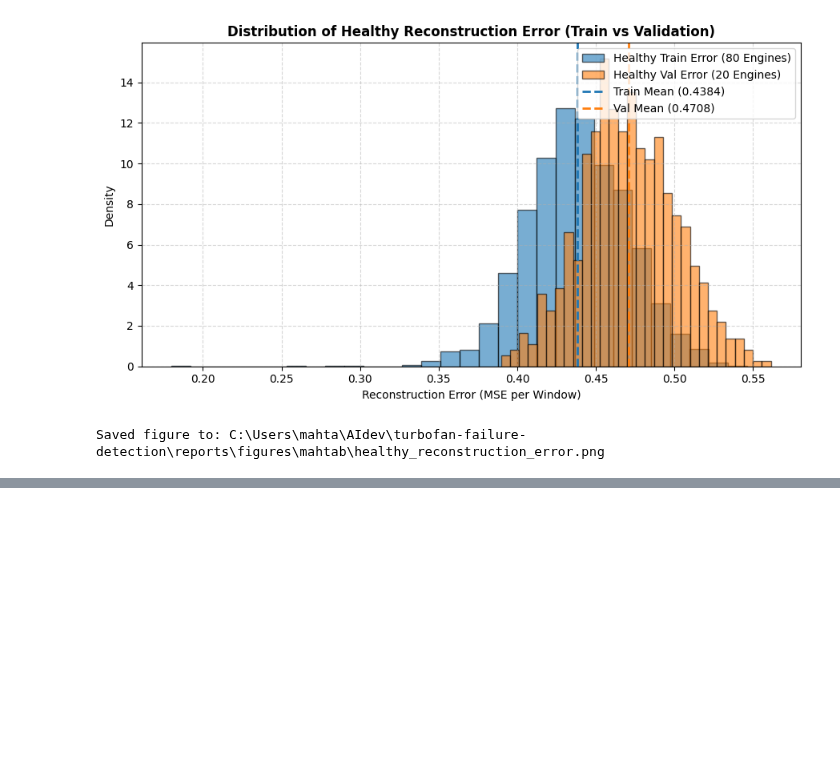
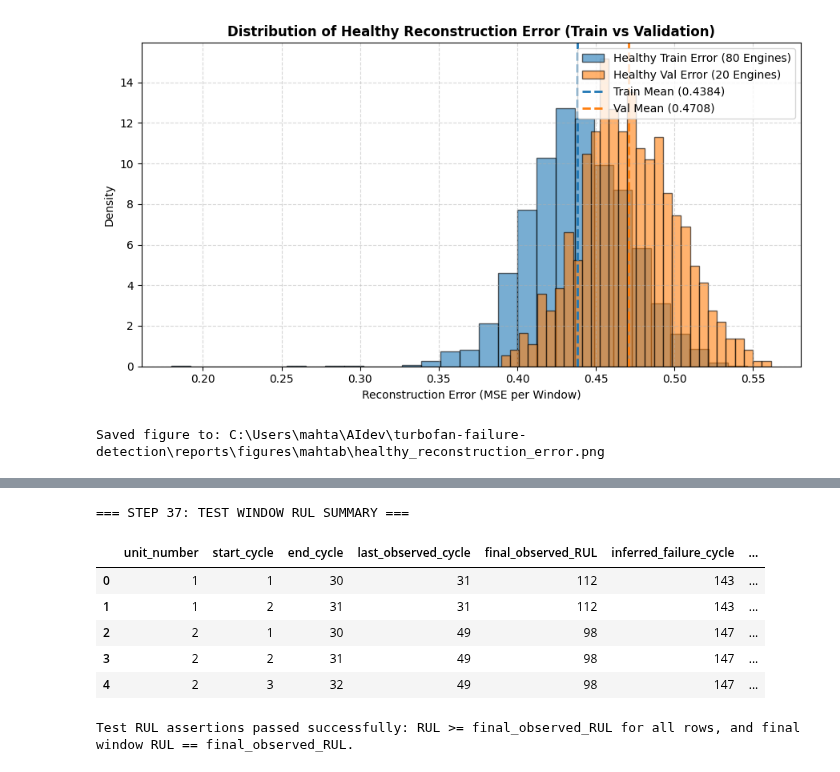
Before and after one commit to spirit-web/turbofan-failure-detection, a Jupyter notebook: notebooks/mahtab_autoencoder.ipynb, the cells around one changed output, grey strips where cells are left out. Cells and saved outputs as stored; diff of their text form; code cells hidden in the pictures; blank space fills up the shorter version.

```diff
--- a/notebooks/mahtab_autoencoder.ipynb
+++ b/notebooks/mahtab_autoencoder.ipynb
@@ -1496,0 +1625,20 @@ Below is a concise summary of the baseline Autoencoder model training and health
+# %%
+# Predict reconstructions for full test trajectories
+test_pred = baseline_dense_autoencoder.predict(X_test_ae, verbose=0)
+test_reconstruction_error = np.mean((X_test_ae - test_pred) ** 2, axis=1)
+
+# Attach results to metadata
+test_score_df = test_window_metadata.copy()
+test_score_df['reconstruction_error'] = test_reconstruction_error
+test_score_df['above_threshold'] = test_score_df['reconstruction_error'] > anomaly_threshold
+
+print("=== STEP 35: FULL TEST SCORING SUMMARY ===")
+display(test_score_df.head())
+
+n_test_above = test_score_df['above_threshold'].sum()
+pct_test_above = (n_test_above / len(test_score_df)) * 100
+
+print(f"Total Full Test Windows            : {len(test_score_df)}")
+print(f"Full Test Windows > Threshold      : {n_test_above} ({pct_test_above:.2f}%)")
+print(f"Full Test Reconstruction Mean      : {test_score_df['reconstruction_error'].mean():.6f}")
+print(f"Full Test Reconstruction Median    : {test_score_df['reconstruction_error'].median():.6f}")
@@ -1496,0 +1708,29 @@ Below is a concise summary of the baseline Autoencoder model training and health
+# %%
+# Extract last observed cycle per test engine
+test_last_observed = test_df.groupby('unit_number')['cycle'].max().to_dict()
+# Map ground-truth RUL from RUL_FD001 (1-indexed unit numbers)
+test_final_rul = {unit_id: rul_df.iloc[unit_id - 1]['RUL'] for unit_id in range(1, 101)}
+
+test_score_df['last_observed_cycle'] = test_score_df['unit_number'].map(test_last_observed)
+test_score_df['final_observed_RUL'] = test_score_df['unit_number'].map(test_final_rul)
+test_score_df['inferred_failure_cycle'] = test_score_df['last_observed_cycle'] + test_score_df['final_observed_RUL']
+test_score_df['RUL'] = test_score_df['inferred_failure_cycle'] - test_score_df['end_cycle']
+
+print("=== STEP 37: TEST WINDOW RUL SUMMARY ===")
+display(test_score_df[['unit_number', 'start_cycle', 'end_cycle', 'last_observed_cycle', 'final_observed_RUL', 'inferred_failure_cycle', 'RUL', 'reconstruction_error']].head())
+
+# Verification assertions
+assert (test_score_df['RUL'] >= test_score_df['final_observed_RUL']).all(), "Test RUL less than final_observed_RUL!"
+final_test_windows = test_score_df.groupby('unit_number').last()
+assert (final_test_windows['RUL'] == final_test_windows['final_observed_RUL']).all(), "Final test window RUL mismatch!"
+
+print("\nTest RUL assertions passed successfully: RUL >= final_observed_RUL for all rows, and final window RUL == final_observed_RUL.")
+# %% [output]
+=== STEP 37: TEST WINDOW RUL SUMMARY ===
+|  | unit_number | start_cycle | end_cycle | last_observed_cycle | final_observed_RUL | inferred_failure_cycle | ... |
+| 0 | 1 | 1 | 30 | 31 | 112 | 143 | ... |
+| 1 | 1 | 2 | 31 | 31 | 112 | 143 | ... |
+| 2 | 2 | 1 | 30 | 49 | 98 | 147 | ... |
+| 3 | 2 | 2 | 31 | 49 | 98 | 147 | ... |
+| 4 | 2 | 3 | 32 | 49 | 98 | 147 | ... |
+Test RUL assertions passed successfully: RUL >= final_observed_RUL for all rows, and final window RUL == final_observed_RUL.
```
Also changed, not shown: parts of 23 cells of this notebook, 3 other files.
